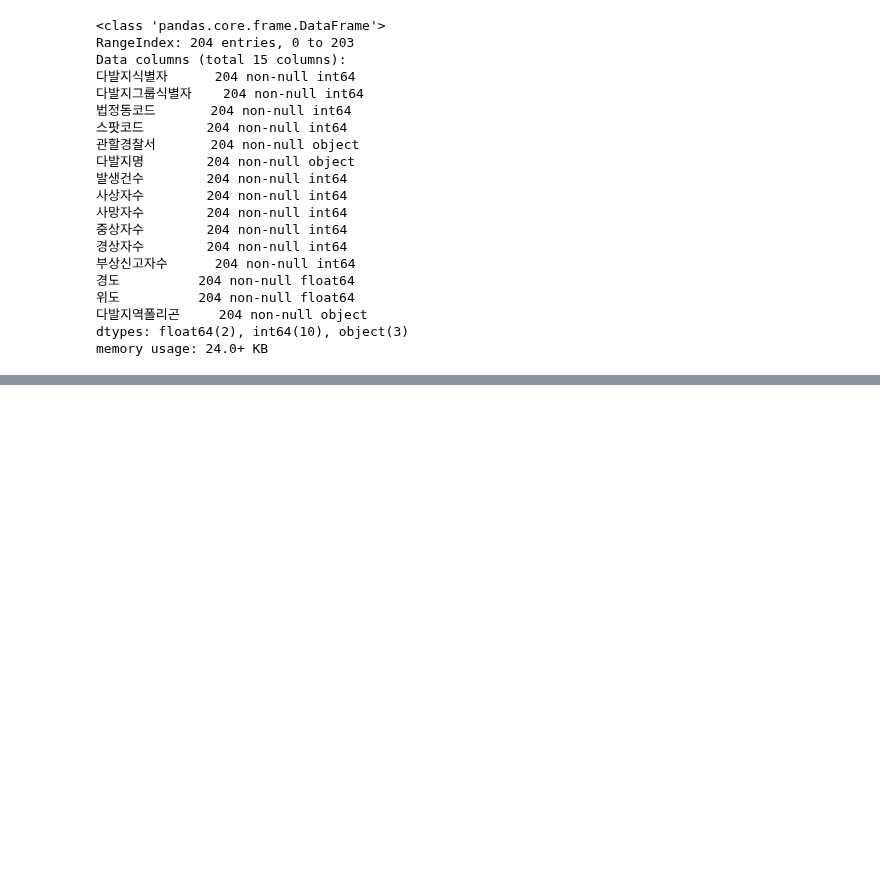
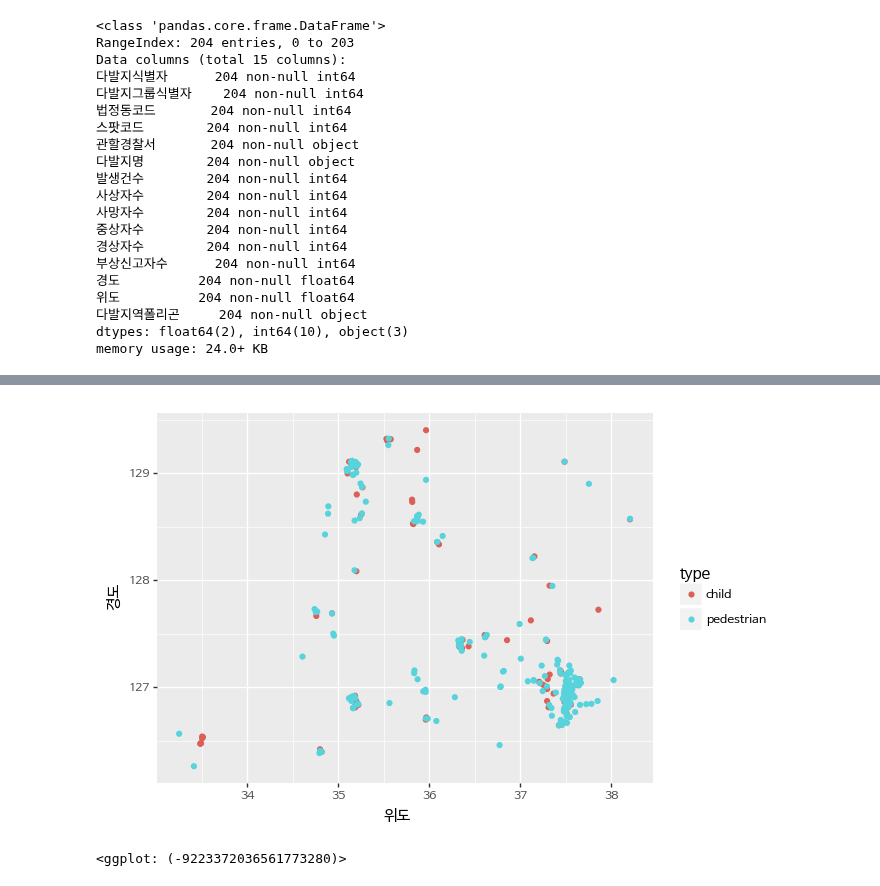
Before and after one commit to corazzon/OpenDataWrangling, a Jupyter notebook: pedestrian.ipynb, the cells around one changed output, grey strips where cells are left out. Drawn from its saved outputs; the diff is of its cells as text; code cells hidden in the pictures; blank space fills up the shorter version.

```diff
--- a/pedestrian.ipynb
+++ b/pedestrian.ipynb
@@ -83,0 +154,9 @@ pedestrian.head()
+# %%
+(ggplot(df)
+ + aes(x='위도', y='경도', color='type')
+ + geom_point()
+ + theme(text=element_text(family='NanumBarunGothic'))
+)
+# %% [output]
+[figure, added]
+<ggplot: (-9223372036561773280)>
```
Also changed, not shown: parts of 12 cells of this notebook.
